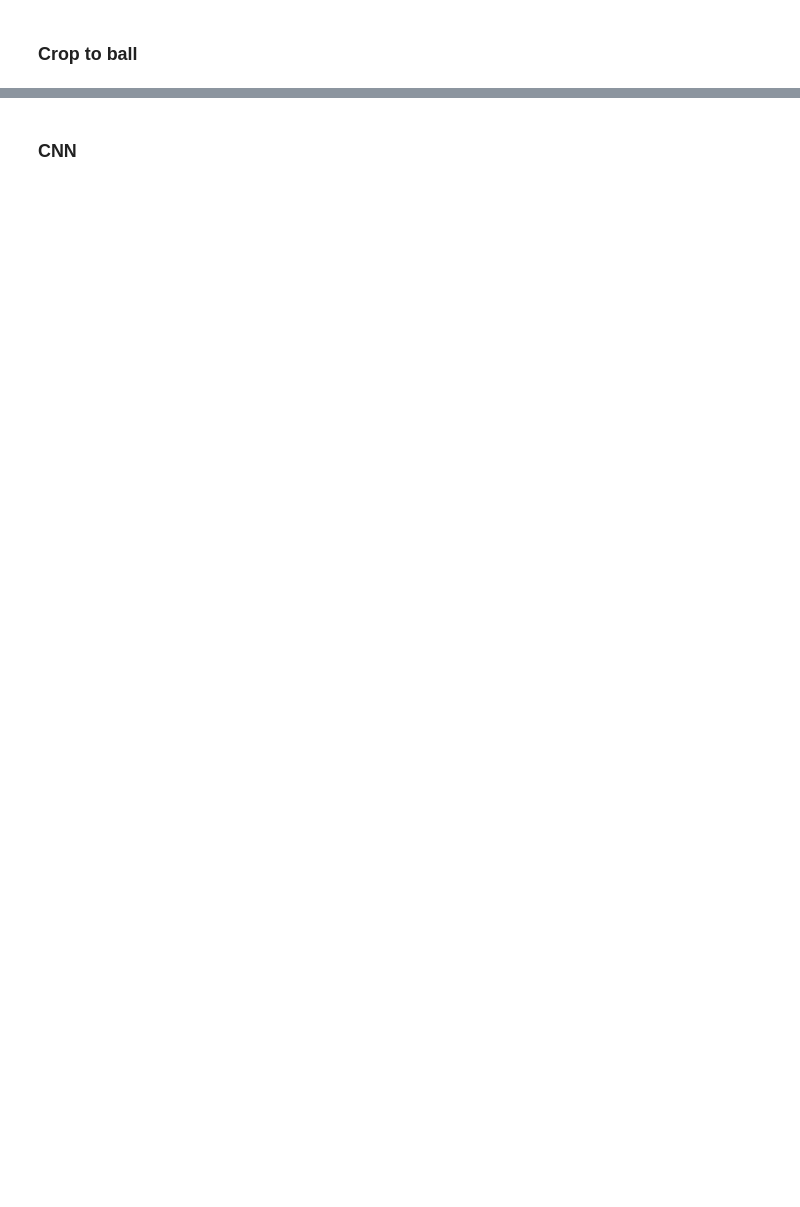
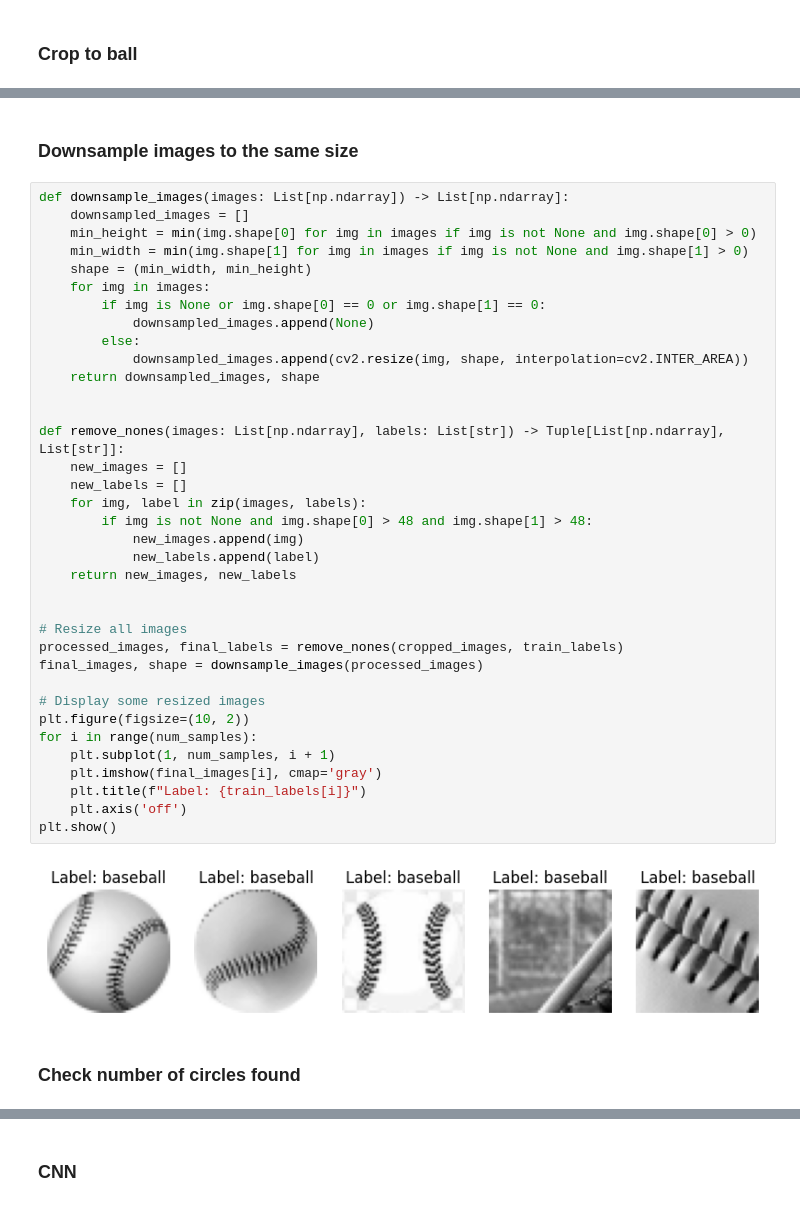
Before and after one commit to taylorj8/final_project, a Jupyter notebook: FinalProject.ipynb, the cells around one changed output, grey strips where cells are left out. Cells and saved outputs as stored; diff of their text form; blank space fills up the shorter version.

```diff
--- a/FinalProject.ipynb
+++ b/FinalProject.ipynb
@@ -96,0 +130,42 @@ array([[140,  49,  39]])
+# %% [markdown]
+### Downsample images to the same size
+# %%
+def downsample_images(images: List[np.ndarray]) -> List[np.ndarray]:
+    downsampled_images = []
+    min_height = min(img.shape[0] for img in images if img is not None and img.shape[0] > 0)
+    min_width = min(img.shape[1] for img in images if img is not None and img.shape[1] > 0)
+    shape = (min_width, min_height)
+    for img in images:
+        if img is None or img.shape[0] == 0 or img.shape[1] == 0:
+            downsampled_images.append(None)
+        else:
+            downsampled_images.append(cv2.resize(img, shape, interpolation=cv2.INTER_AREA))
+    return downsampled_images, shape
+
+
+def remove_nones(images: List[np.ndarray], labels: List[str]) -> Tuple[List[np.ndarray], List[str]]:
+    new_images = []
+    new_labels = []
+    for img, label in zip(images, labels):
+        if img is not None and img.shape[0] > 48 and img.shape[1] > 48:
+            new_images.append(img)
+            new_labels.append(label)
+    return new_images, new_labels
+
+
+# Resize all images
+processed_images, final_labels = remove_nones(cropped_images, train_labels)
+final_images, shape = downsample_images(processed_images)
+
+# Display some resized images
+plt.figure(figsize=(10, 2))
+for i in range(num_samples):
+    plt.subplot(1, num_samples, i + 1)
+    plt.imshow(final_images[i], cmap='gray')
+    plt.title(f"Label: {train_labels[i]}")
+    plt.axis('off')
+plt.show()
+# %% [output]
+[figure, added]
+# %% [markdown]
+### Check number of circles found
```
Also changed, not shown: parts of 5 cells of this notebook, 1 other file.
